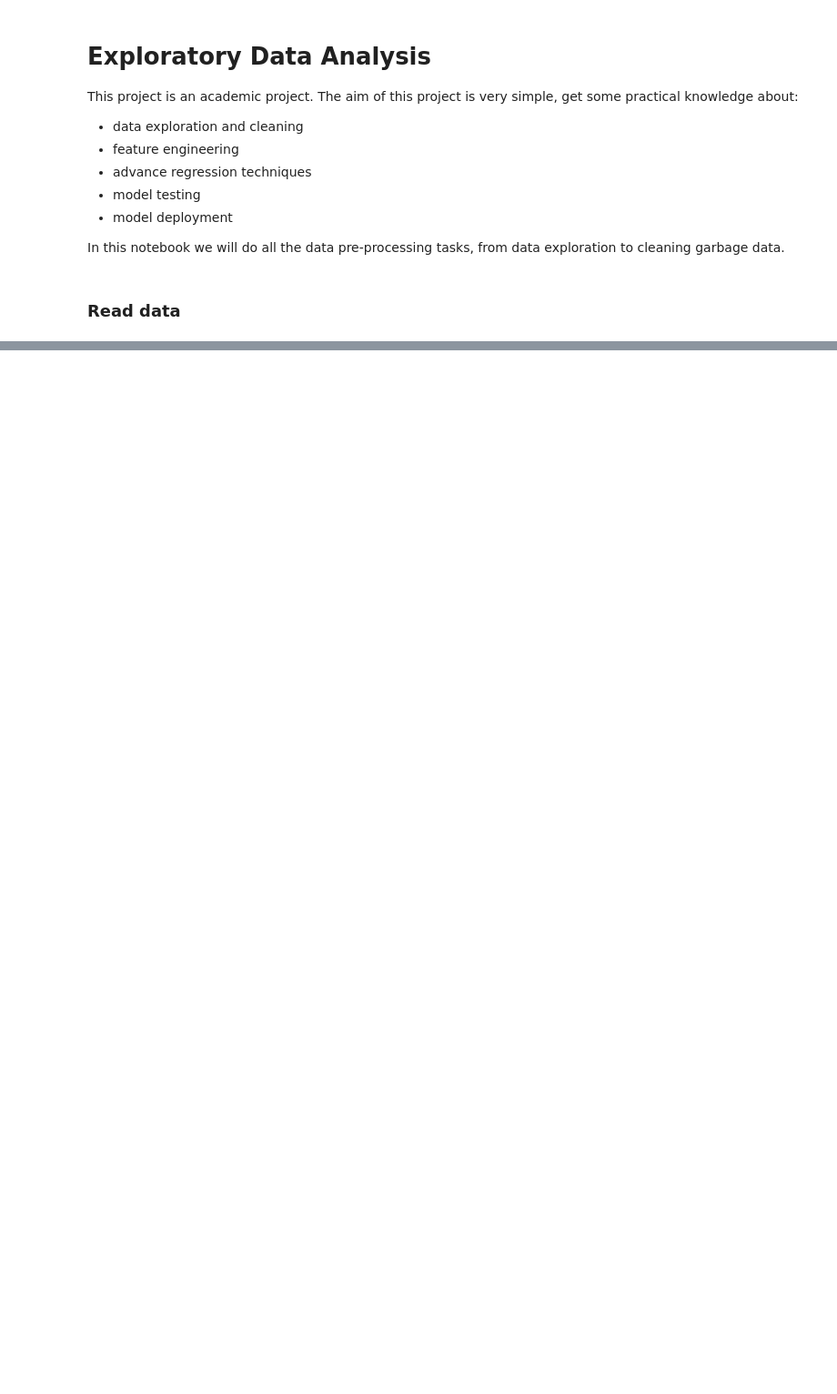
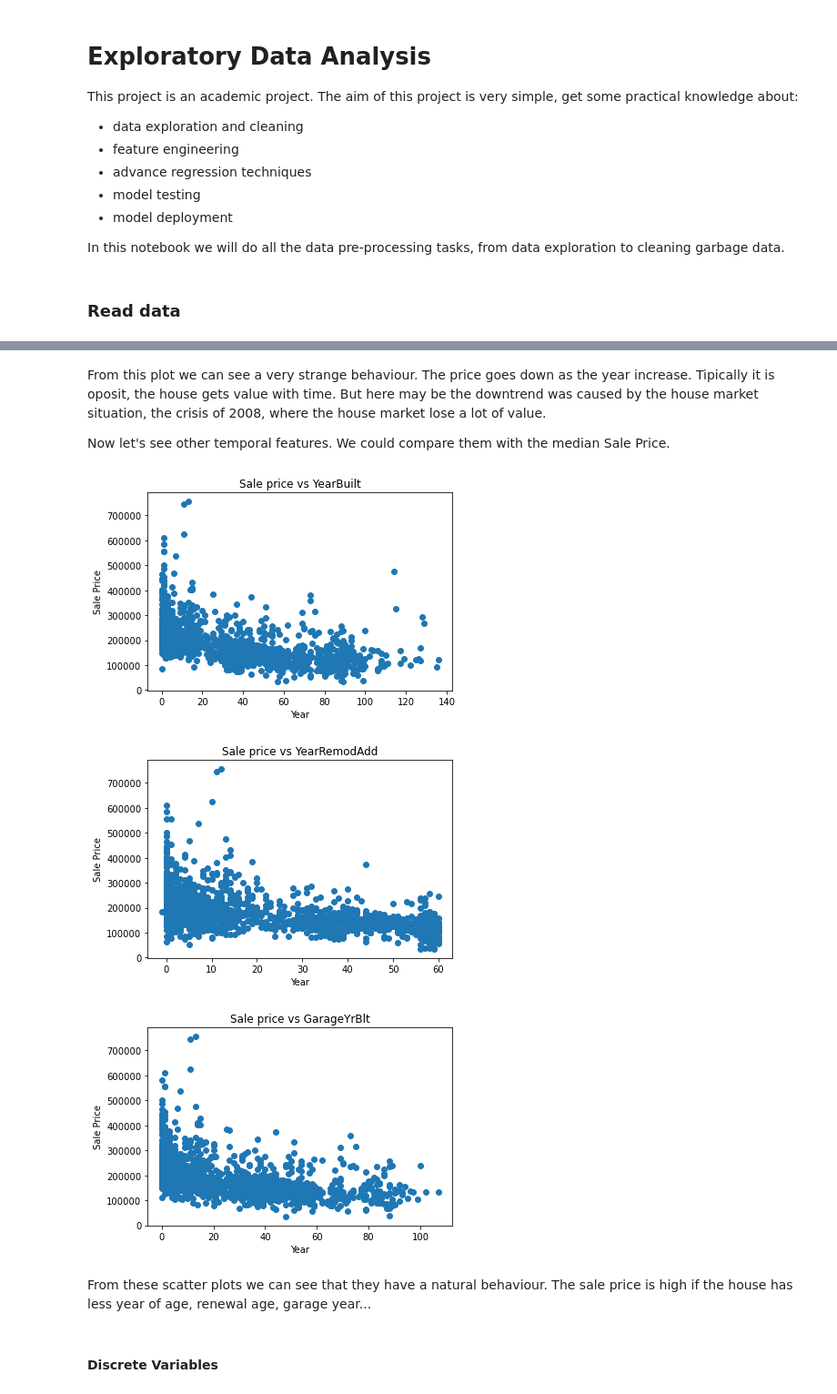
Before and after one commit to ZizZu94/house-prices, a Jupyter notebook: exploratory-data-analysis.ipynb, the cells around one changed output, grey strips where cells are left out. Shown: that part at 91% size. Saved outputs shown, nothing was run; the diff lists cells and outputs as text; code cells hidden in the pictures; blank space fills up the shorter version.

```diff
--- a/exploratory-data-analysis.ipynb
+++ b/exploratory-data-analysis.ipynb
@@ -32,0 +102,6 @@ dataset.head()
+# %%
+numerical_features = [feature for feature in dataset.columns if dataset[feature].dtypes != 'O'] # if dtype is not O:object
+
+print('Data set has {0} numerical features'.format(len(numerical_features)))
+
+dataset[numerical_features].head()
@@ -32,0 +119,3 @@ dataset.head()
+# %%
+temporal_features = [feature for feature in numerical_features if 'Year' in feature or 'Yr' in feature]
+temporal_features
@@ -32,0 +158,24 @@ dataset.head()
+# %% [markdown]
+From this plot we can see a very strange behaviour. The price goes down as the year increase. Tipically it is oposit, the house gets value with time. But here may be the downtrend was caused by the house market situation, the crisis of 2008, where the house market lose a lot of value.
+
+Now let's see other temporal features. We could compare them with the median Sale Price.
+# %%
+for temp_feature in temporal_features:
+    if temp_feature != 'YrSold':
+        data = dataset.copy()
+        # difference between year variable and the house sold year
+        data[temp_feature]=data['YrSold']-data[temp_feature]
+
+        plt.scatter(data[temp_feature], data['SalePrice'])
+        plt.xlabel('Year')
+        plt.ylabel('Sale Price')
+        plt.title('Sale price vs {}'.format(temp_feature))
+        plt.show()
+# %% [output]
+[figure, added]
+[figure, added]
+[figure, added]
+# %% [markdown]
+From these scatter plots we can see that they have a natural behaviour. The sale price is high if the house has less year of age, renewal age, garage year...
+# %% [markdown]
+#### Discrete Variables
```
Also changed, not shown: parts of 22 cells of this notebook.
